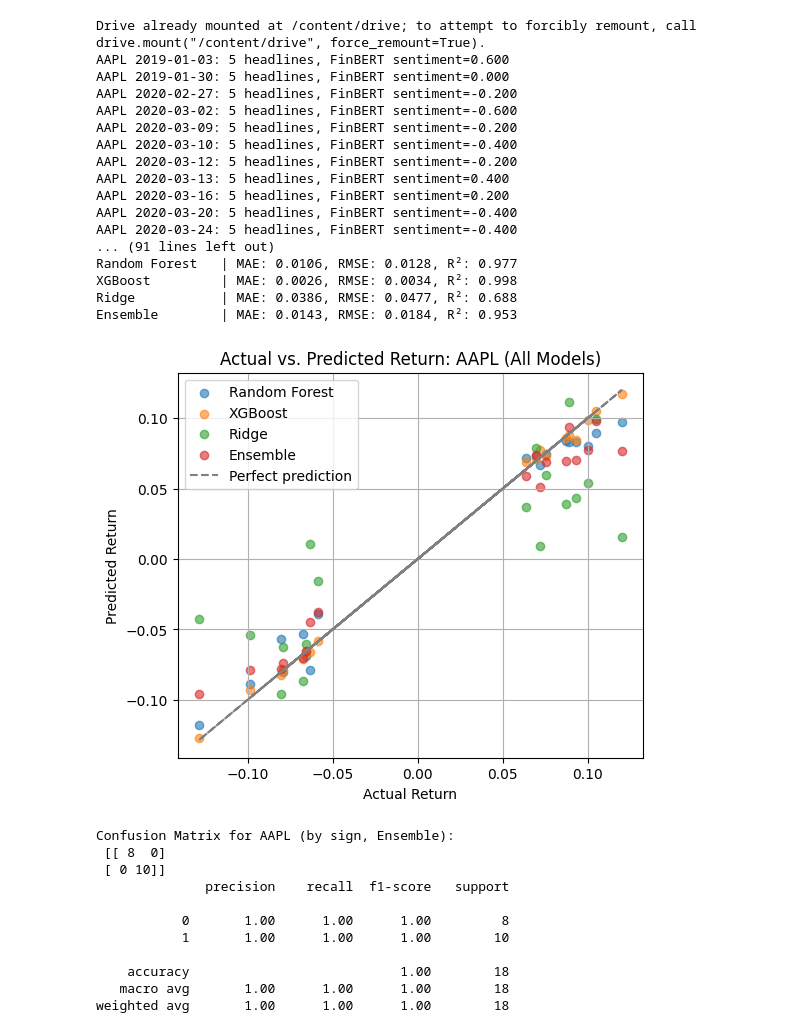
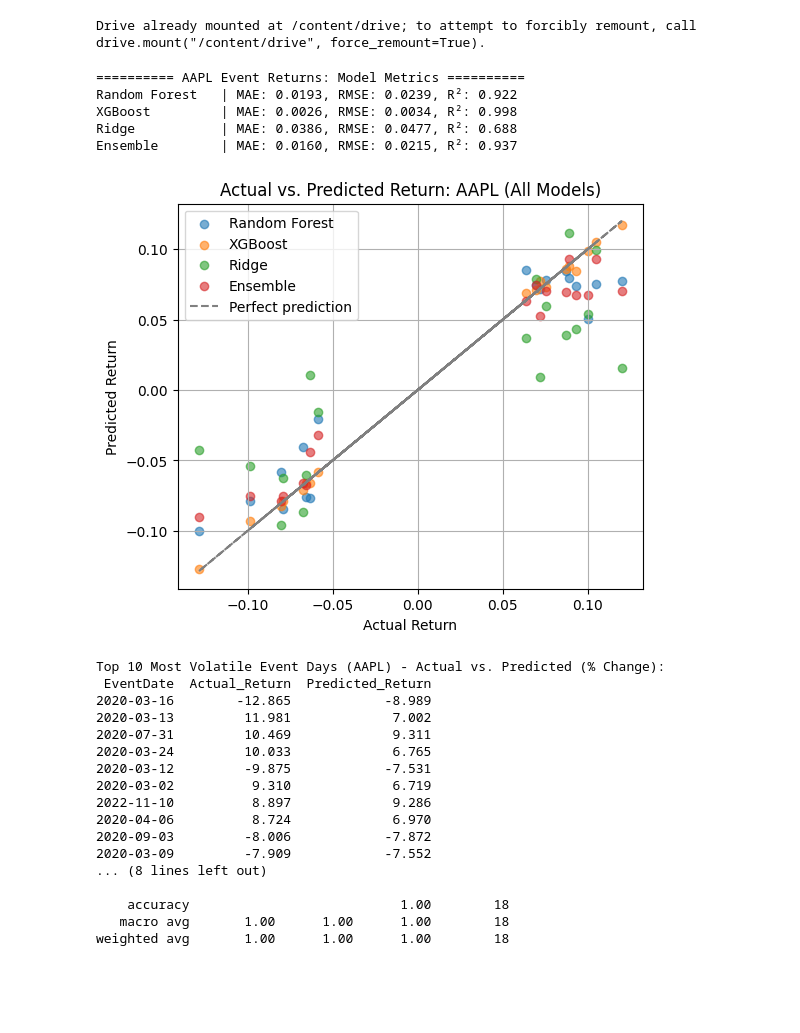
Before and after one commit to HarshJ803/shiny-octo-parakeet, a Jupyter notebook: Research_code.ipynb, the cells around one changed output. Saved outputs shown, nothing was run; the diff lists cells and outputs as text; code cells hidden in the pictures; blank space fills up the shorter version.

```diff
--- a/Research_code.ipynb
+++ b/Research_code.ipynb
@@ -256,14 +300,12 @@ df = df.sort_values(['Ticker', 'Date'])
 df_indicators = add_tech_indicators(df)
 df_indicators['Return'] = df_indicators.groupby('Ticker')['Close'].pct_change()
 
-# --- 5. AGGREGATE SENTIMENT (ONLY USE <= event date - 1 DAY, i.e. lagged) ---
-lookback_days = 30
-lag_days = 1
-
+# --- 5. AGGREGATE SENTIMENT (30-day sliding window, strictly before each event_day) ---
+lookback_days = 30  # Only headlines from event_date - 30, up to but not including event_date
 event_rows = []
 for (ticker, event_date), grouped in df_news.groupby(['Ticker', 'EventDate']):
     window = grouped[
-        (grouped['PublishDate'] <= (event_date - pd.Timedelta(days=lag_days))) &
+        (grouped['PublishDate'] < event_date) &  # Strict: up to but NOT including the event day
         (grouped['PublishDate'] >= event_date - pd.Timedelta(days=lookback_days))
     ]
     headlines = list(window['Headline'])
@@ -277,7 +319,6 @@ for (ticker, event_date), grouped in df_news.groupby(['Ticker', 'EventDate']):
     row['Sentiment'] = sentiment
     row['HeadlineCount'] = len(headlines)
     event_rows.append(row)
-    print(f"{ticker} {event_date.date()}: {len(headlines)} headlines, FinBERT sentiment={sentiment:.3f}")
 
 event_sentiment_df = pd.DataFrame(event_rows)
 
@@ -298,7 +339,8 @@ X_all = event_sentiment_df[features].copy()
 y_all = event_sentiment_df[target].copy()
 
 # --- 8. ADVANCED MODELING: TimeSeriesSplit cross-validation + Hyperparameter Tuning + Ensemble ---
-tscv = TimeSeriesSplit(n_splits=5)
+tscv = TimeSeriesSplit(n_splits=5, test_size=14)
+
 rf_param_grid = {
     'n_estimators': [50, 100, 200],
     'max_depth': [3, 5, 10, None],
@@ -313,10 +355,13 @@ rf_gs = GridSearchCV(
 )
 rf_gs.fit(X_all, y_all)
 rf_best = rf_gs.best_estimator_
+
 xgb = XGBRegressor(n_estimators=100, max_depth=4, learning_rate=0.1, random_state=42)
 xgb.fit(X_all, y_all)
+
 ridge = Ridge(alpha=1.0)
 ridge.fit(X_all, y_all)
+
 ensemble = VotingRegressor(
     estimators=[
         ('rf', rf_best),
@@ -359,64 +404,71 @@ for ticker in event_sentiment_df['Ticker'].unique():
     plt.grid(True)
     plt.show()
 
+    # --- Actual vs. Predicted Table for most volatile days (Top 10 by absolute return) ---
+    sub['abs_return'] = sub['Return'].abs()
+    most_volatile = sub.nlargest(10, 'abs_return')[['EventDate', 'Return', 'Ensemble_Pred']]
+    most_volatile = most_volatile.rename(columns={
+        'Return': 'Actual_Return',
+        'Ensemble_Pred': 'Predicted_Return'
+    })
+    most_volatile['Actual_Return'] = most_volatile['Actual_Return'] * 100
+    most_volatile['Predicted_Return'] = most_volatile['Predicted_Return'] * 100
+    print(f"\nTop 10 Most Volatile Event Days ({ticker}) - Actual vs. Predicted (% Change):")
+    print(most_volatile.to_string(index=False, float_format='%.3f'))
+
     # ---- Confusion Matrix and Classification Report (up/down, Ensemble model) ----
     sign_actual = (actual > 0).astype(int)
     sign_pred = (sub['Ensemble_Pred'] > 0).astype(int)
     cm = confusion_matrix(sign_actual, sign_pred, labels=[0,1])
     print(f"\nConfusion Matrix for {ticker} (by sign, Ensemble):\n", cm)
     print(classification_report(sign_actual, sign_pred, digits=2))
     plt.figure(figsize=(4,4))
     sns.heatmap(cm, annot=True, fmt='d', cmap='Blues', xticklabels=["Down/Flat","Up"], yticklabels=["Down/Flat","Up"])
     plt.xlabel("Predicted"); plt.ylabel("Actual")
     plt.title(f'Confusion Matrix ({ticker}, Up=Pred>0)')
     plt.show()
 
 # --- 11. SHAP feature importance for Random Forest (explainability) ---
 print('\n=== SHAP Feature Importance (Random Forest) ===')
 explainer = shap.Explainer(rf_best, X_all)
 shap_values = explainer(X_all)
 shap.summary_plot(shap_values, X_all, show=True)
 
 # --- 12. Partial Dependence Plot for Sentiment and News Count ---
 importances = pd.Series(rf_best.feature_importances_, index=features)
 from sklearn.inspection import PartialDependenceDisplay
 for feat in ['Sentiment', 'HeadlineCount']:
     if feat in X_all.columns:
         fig, ax = plt.subplots(figsize=(6,4))
         PartialDependenceDisplay.from_estimator(
             rf_best, X_all, [feat], ax=ax, grid_resolution=25
         )
         ax.set_title(f'Partial Dependence of {feat} (Random Forest)')
         plt.show()
-print("\nDone! Minimal confusion matrix/PRF-statistics baseline + model metrics per ticker.")
+print("\nDone! ")
 # %% [output]
 Drive already mounted at /content/drive; to attempt to forcibly remount, call drive.mount("/content/drive", force_remount=True).
-AAPL 2019-01-03: 5 headlines, FinBERT sentiment=0.600
-AAPL 2019-01-30: 5 headlines, FinBERT sentiment=0.000
-AAPL 2020-02-27: 5 headlines, FinBERT sentiment=-0.200
-AAPL 2020-03-02: 5 headlines, FinBERT sentiment=-0.600
-AAPL 2020-03-09: 5 headlines, FinBERT sentiment=-0.200
-AAPL 2020-03-10: 5 headlines, FinBERT sentiment=-0.400
-AAPL 2020-03-12: 5 headlines, FinBERT sentiment=-0.200
-AAPL 2020-03-13: 5 headlines, FinBERT sentiment=0.400
-AAPL 2020-03-16: 5 headlines, FinBERT sentiment=0.200
-AAPL 2020-03-20: 5 headlines, FinBERT sentiment=-0.400
-AAPL 2020-03-24: 5 headlines, FinBERT sentiment=-0.400
-... (91 lines left out)
-Random Forest   | MAE: 0.0106, RMSE: 0.0128, R²: 0.977
-XGBoost         | MAE: 0.0026, RMSE: 0.0034, R²: 0.998
-Ridge           | MAE: 0.0386, RMSE: 0.0477, R²: 0.688
-Ensemble        | MAE: 0.0143, RMSE: 0.0184, R²: 0.953
+========== AAPL Event Returns: Model Metrics ==========
+Random Forest   | MAE: 0.0193, RMSE: 0.0239, R²: 0.922
+XGBoost         | MAE: 0.0026, RMSE: 0.0034, R²: 0.998
+Ridge           | MAE: 0.0386, RMSE: 0.0477, R²: 0.688
+Ensemble        | MAE: 0.0160, RMSE: 0.0215, R²: 0.937
-[figure, old version]
+[figure, new version]
-Confusion Matrix for AAPL (by sign, Ensemble):
- [[ 8  0]
- [ 0 10]]
-              precision    recall  f1-score   support
-
-           0       1.00      1.00      1.00         8
-           1       1.00      1.00      1.00        10
-
-    accuracy                           1.00        18
-   macro avg       1.00      1.00      1.00        18
-weighted avg       1.00      1.00      1.00        18
+Top 10 Most Volatile Event Days (AAPL) - Actual vs. Predicted (% Change):
+ EventDate  Actual_Return  Predicted_Return
+2020-03-16        -12.865            -8.989
+2020-03-13         11.981             7.002
+2020-07-31         10.469             9.311
+2020-03-24         10.033             6.765
+2020-03-12         -9.875            -7.531
+2020-03-02          9.310             6.719
+2022-11-10          8.897             9.286
+2020-04-06          8.724             6.970
+2020-09-03         -8.006            -7.872
+2020-03-09         -7.909            -7.552
+... (8 lines left out)
+
+    accuracy                           1.00        18
+   macro avg       1.00      1.00      1.00        18
+weighted avg       1.00      1.00      1.00        18
 [figure]
```
Also changed, not shown: parts of 3 cells of this notebook.
